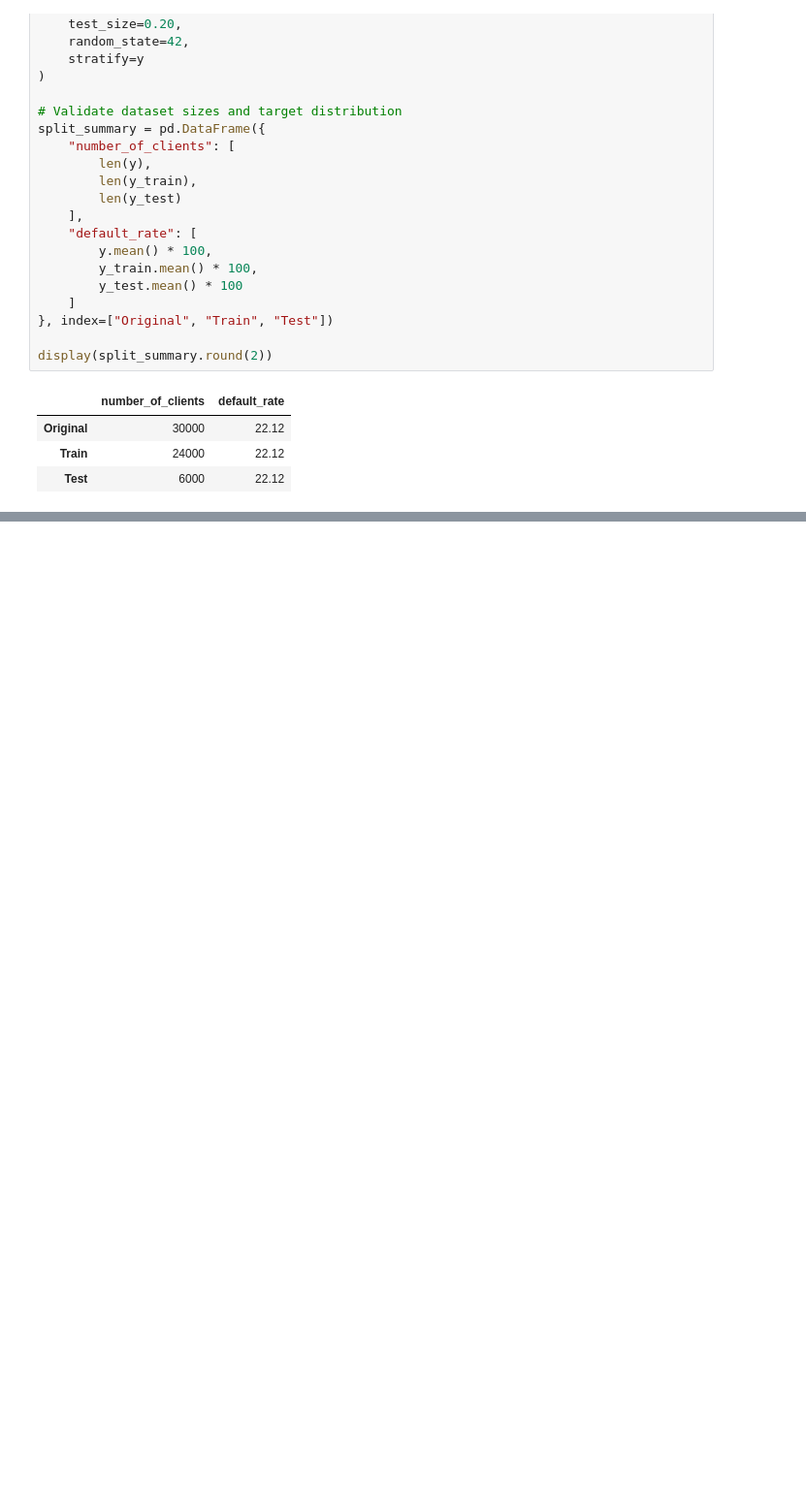
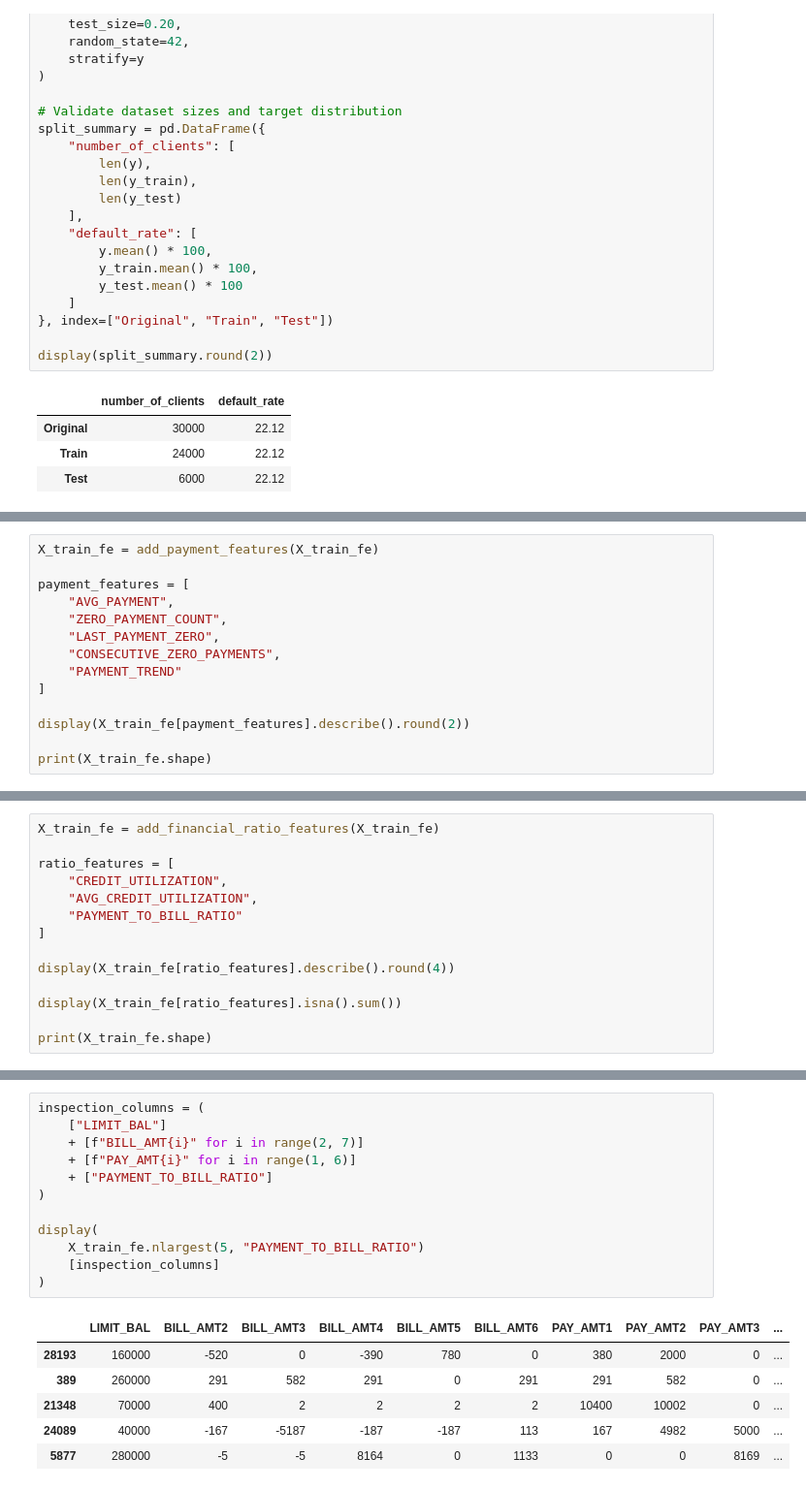
Before and after one commit to rafaelpd887/credit-pd, a Jupyter notebook: notebooks/03_feature_engineering.ipynb, the cells around one changed output, grey strips where cells are left out. Shown at 97% size. Saved outputs shown, nothing was run; the diff lists cells and outputs as text; blank space fills up the shorter version.

```diff
--- a/notebooks/03_feature_engineering.ipynb
+++ b/notebooks/03_feature_engineering.ipynb
@@ -103,0 +1135,14 @@ display(split_summary.round(2))
+# %%
+X_train_fe = add_payment_features(X_train_fe)
+
+payment_features = [
+    "AVG_PAYMENT",
+    "ZERO_PAYMENT_COUNT",
+    "LAST_PAYMENT_ZERO",
+    "CONSECUTIVE_ZERO_PAYMENTS",
+    "PAYMENT_TREND"
+]
+
+display(X_train_fe[payment_features].describe().round(2))
+
+print(X_train_fe.shape)
@@ -103,0 +1422,14 @@ display(split_summary.round(2))
+# %%
+X_train_fe = add_financial_ratio_features(X_train_fe)
+
+ratio_features = [
+    "CREDIT_UTILIZATION",
+    "AVG_CREDIT_UTILIZATION",
+    "PAYMENT_TO_BILL_RATIO"
+]
+
+display(X_train_fe[ratio_features].describe().round(4))
+
+display(X_train_fe[ratio_features].isna().sum())
+
+print(X_train_fe.shape)
@@ -103,0 +1467,19 @@ display(split_summary.round(2))
+# %%
+inspection_columns = (
+    ["LIMIT_BAL"]
+    + [f"BILL_AMT{i}" for i in range(2, 7)]
+    + [f"PAY_AMT{i}" for i in range(1, 6)]
+    + ["PAYMENT_TO_BILL_RATIO"]
+)
+
+display(
+    X_train_fe.nlargest(5, "PAYMENT_TO_BILL_RATIO")
+    [inspection_columns]
+)
+# %% [output]
+|  | LIMIT_BAL | BILL_AMT2 | BILL_AMT3 | BILL_AMT4 | BILL_AMT5 | BILL_AMT6 | PAY_AMT1 | PAY_AMT2 | PAY_AMT3 | ... |
+| 28193 | 160000 | -520 | 0 | -390 | 780 | 0 | 380 | 2000 | 0 | ... |
+| 389 | 260000 | 291 | 582 | 291 | 0 | 291 | 291 | 582 | 0 | ... |
+| 21348 | 70000 | 400 | 2 | 2 | 2 | 2 | 10400 | 10002 | 0 | ... |
+| 24089 | 40000 | -167 | -5187 | -187 | -187 | 113 | 167 | 4982 | 5000 | ... |
+| 5877 | 280000 | -5 | -5 | 8164 | 0 | 1133 | 0 | 0 | 8169 | ... |
```
Also changed, not shown: parts of 38 cells of this notebook, 3 other files.
